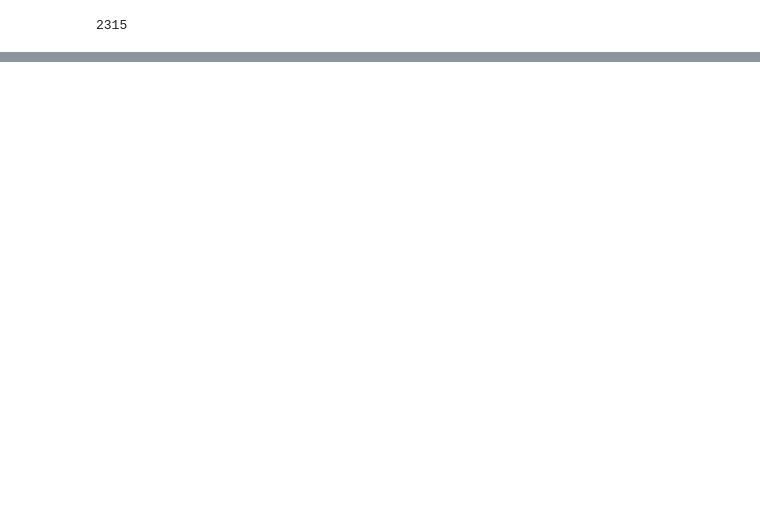
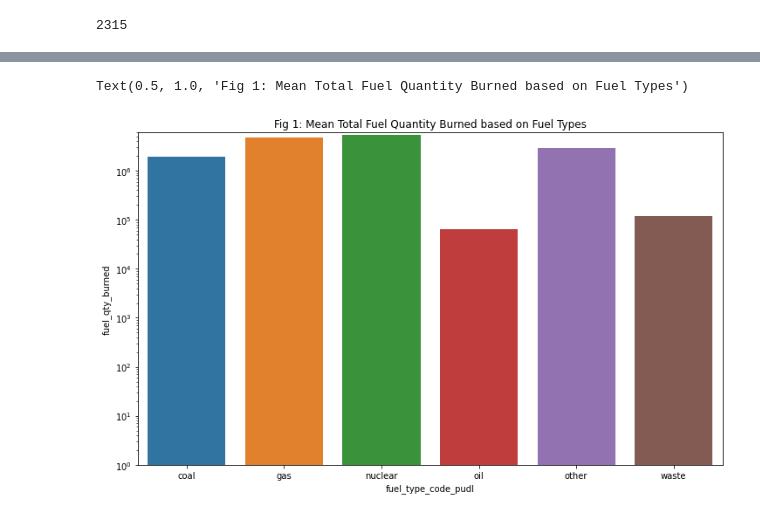
Before and after one commit to Diyoke-Py/Power-plant-project, a Jupyter notebook: Power plant project.ipynb, the cells around one changed output, grey strips where cells are left out. Cells and saved outputs as stored; diff of their text form; code cells hidden in the pictures; blank space fills up the shorter version.

```diff
--- a/Power plant project.ipynb
+++ b/Power plant project.ipynb
@@ -27 +151,16 @@ fuel_data.head(10)
+# %%
+plt.figure(figsize=(12,7)) # create a blank plot platform of size 12 x 7 (B x L, respectively)
+
+#create a barplot of mean total fuel quantity burned by plants based on fuel types
+fqb = sns.barplot(data = mean_vals, x = 'fuel_type_code_pudl', y = 'fuel_qty_burned')
+
+#convert y axis to logarithm due to large values
+fqb.set_yscale('log')
+
+#set range of y axis value (from 1 to 6000000)
+fqb.set_ylim(1,6000000)
+plt.title('Fig 1: Mean Total Fuel Quantity Burned based on Fuel Types') #set title
+# %% [output]
+Text(0.5, 1.0, 'Fig 1: Mean Total Fuel Quantity Burned based on Fuel Types')
+[figure, added]
 # %%
```
Also changed, not shown: parts of 33 cells of this notebook.
